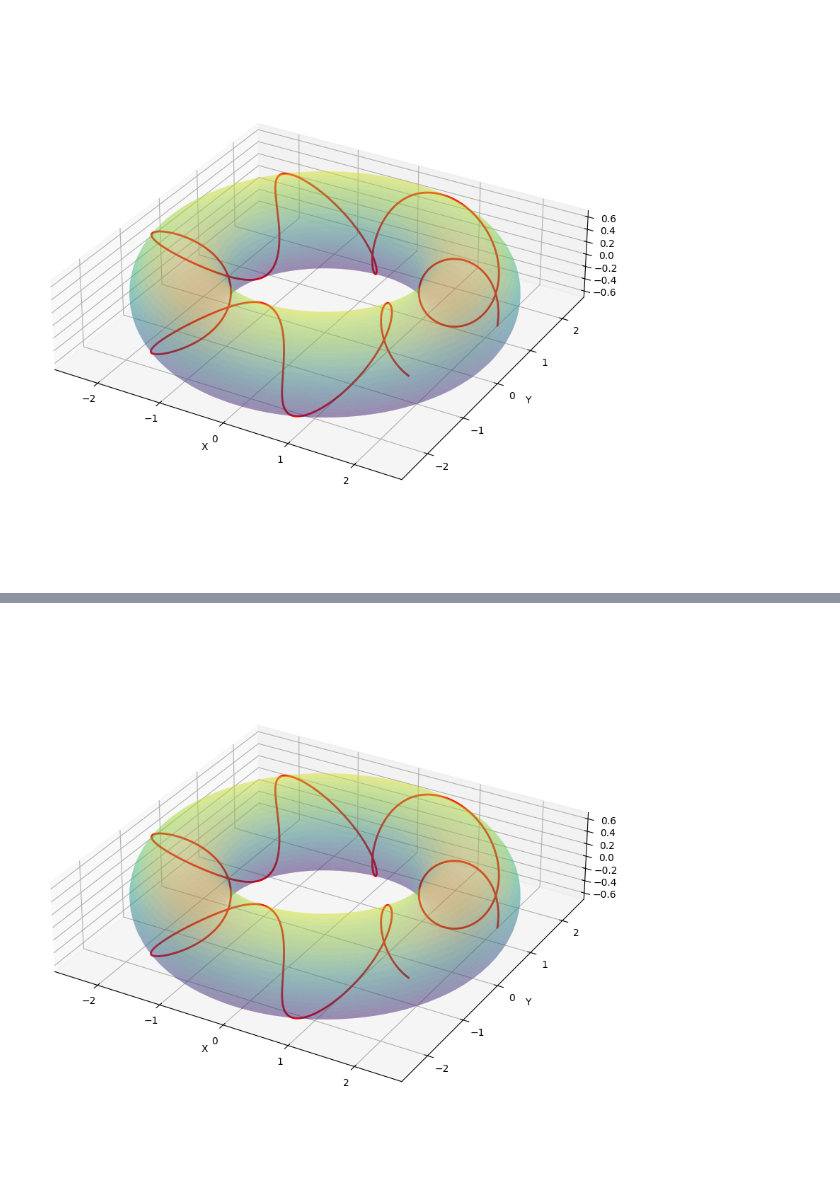
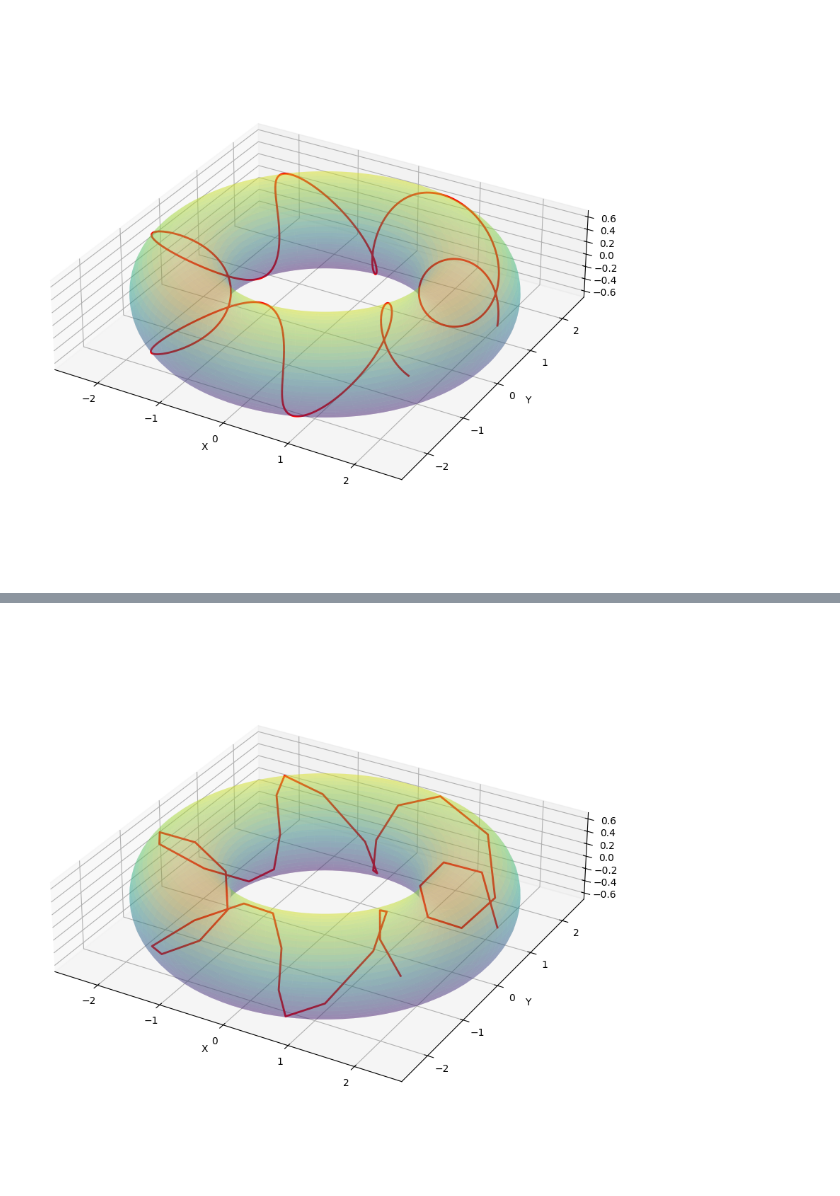
Before and after one commit to Condorbox/numerical_resolution_geodesic_eq, a Jupyter notebook: Tor.ipynb, the cells around one changed output, grey strips where cells are left out. Drawn from its saved outputs; the diff is of its cells as text; code cells hidden in the pictures.

```diff
--- a/Tor.ipynb
+++ b/Tor.ipynb
@@ -223,7 +223,7 @@ T = 40
 # Numerical integration
 # =========================
 
-sol = solve_ivp(geodesic, [0, T], Y0, max_step=0.01)
+sol = solve_ivp(geodesic, [0, T], Y0, max_step=1)
 
 u = sol.y[0]
 v = sol.y[2]
@@ -334,7 +434,7 @@ Y0 = np.array([u0, a, v0, b])
 # =====================================
 t0    = 0
 t_end = 40
-h     = 0.01
+h     = 1
 t, sol = runge_kutta_4(geodesic, t0, Y0, t_end, h)
 
 u = sol[:, 0]
@@ -351,31 +451,31 @@ def torus(u, v):
 
 x, y, z = torus(u, v)
 
 # =====================================
 # Draw torus + geodesic
 # =====================================
 U = np.linspace(0, 2*np.pi, 100)
 V = np.linspace(0, 2*np.pi, 100)
 U, V = np.meshgrid(U, V)
 X = (R + r*np.cos(U)) * np.cos(V)
 Y = (R + r*np.cos(U)) * np.sin(V)
 Z = r*np.sin(U)
 
 fig = plt.figure(figsize=(8, 8))
 ax  = fig.add_subplot(111, projection='3d')
 
 ax.plot_surface(X, Y, Z, alpha=0.3, cmap='viridis', edgecolor='none')
 ax.plot(x, y, z, linewidth=2, color='red')
 
 ax.set_xlim(-(R+r), R+r)
 ax.set_ylim(-(R+r), R+r)
 ax.set_zlim(-r, r)
 ax.set_box_aspect([2*(R+r), 2*(R+r), 2*r])
 
 ax.set_xlabel('X')
 ax.set_ylabel('Y')
 ax.set_zlabel('Z')
 plt.tight_layout()
 plt.show()
 # %% [output]
-[figure, old version]
+[figure, new version]
```
Also changed, not shown: parts of 2 cells of this notebook, 2 other files.
